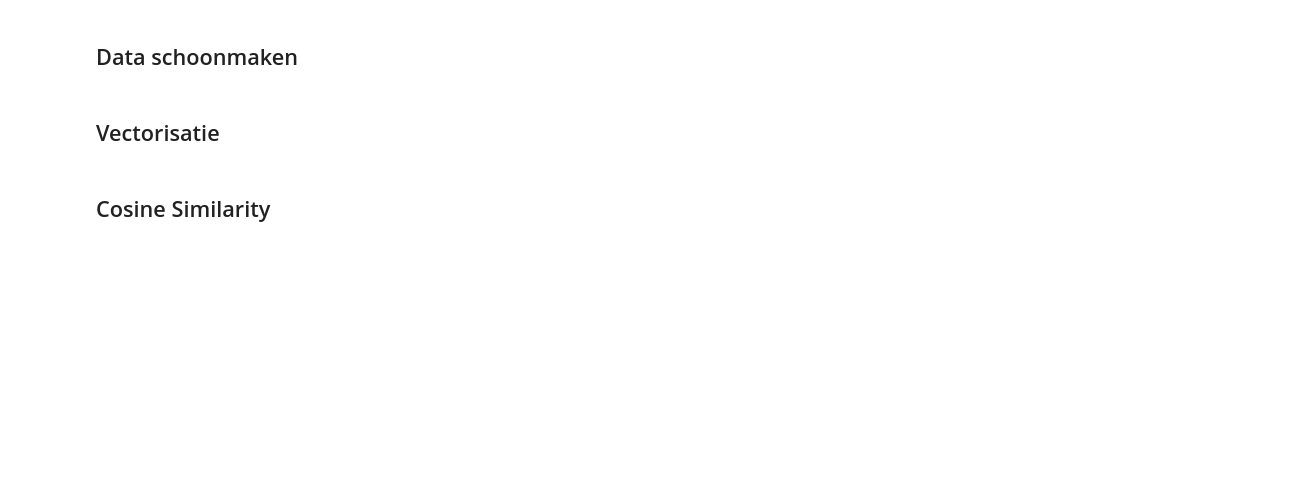
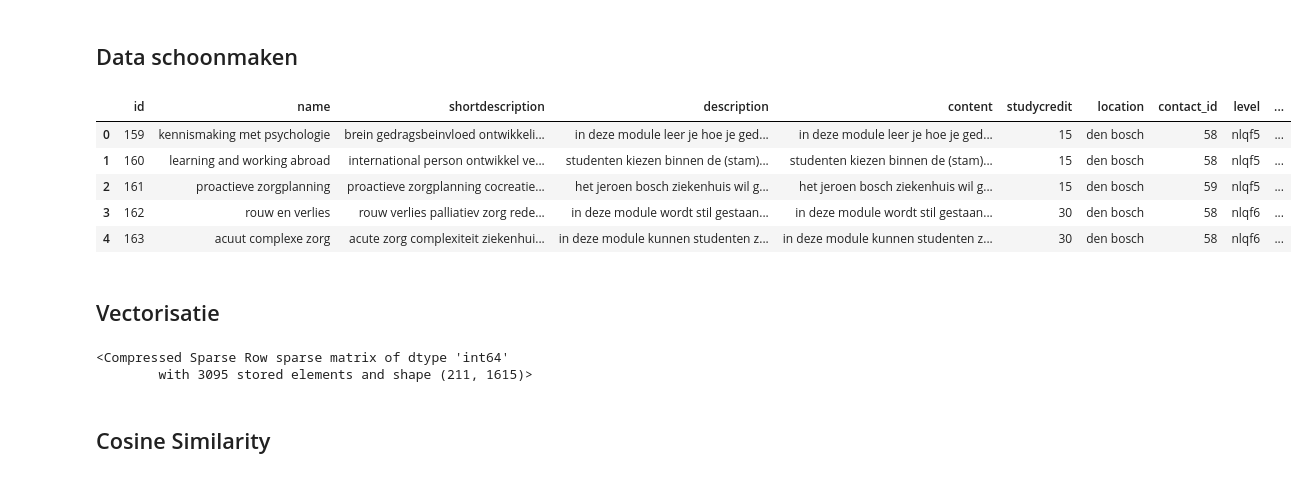
Before and after one commit to s-kroonen/Duo-LU2-AI, a Jupyter notebook: VKM_Recommender_Notebook.ipynb, the cells around one changed output. Cells and saved outputs as stored; diff of their text form; code cells hidden in the pictures; blank space fills up the shorter version.

```diff
--- a/VKM_Recommender_Notebook.ipynb
+++ b/VKM_Recommender_Notebook.ipynb
@@ -11,36 +53,90 @@ df.head()
 # %% [markdown]
 ## Data schoonmaken
 # %%
-# Schoonmaken en voorbereiden
-def fill_short(row):
-    if isinstance(row["short_description"], str) and row["short_description"].lower().strip() == "ntb":
-        desc = ""
-        if "description" in row:
-            desc += str(row["description"]) + " "
-        if "content" in row:
-            desc += str(row["content"])
-        return desc.strip()
-    return row["short_description"]
 
-df["short_description"] = df.apply(fill_short, axis=1)
+def detect_language(text):
+    # Mini-detectie op basis van veelgebruikte woorden
+    dutch_keywords = ["de", "het", "een", "en", "je", "jij", "wij", "zijn", "module", "leren", "opleiding"]
+    english_keywords = ["the", "a", "an", "and", "is", "are", "course", "learn"]
+
+    text_low = text.lower()
+    nl_score = sum(1 for w in dutch_keywords if w in text_low)
+    en_score = sum(1 for w in english_keywords if w in text_low)
+
+    return "nl" if nl_score >= en_score else "en"
+
+def clean_text_nlp(text):
+
+    if not isinstance(text, str) or text.strip() == "" or text.lower() in ["ntb", "tbd", "nader te bepalen"]:
+        return "ntb"
+
+    # Lowercase
+    text = text.lower()
+
+    # Verwijder cijfers en speciale tekens
+    text = re.sub(r"[^a-zA-Záéíóúàèçäëïöüñ\s]", " ", text)
+
+    # Normaliseer spaties
+    text = re.sub(r"\s+", " ", text).strip()
+
+    # Taal bepalen
+    lang = detect_language(text)
+
+    # Stopwoorden
+    words = [w for w in text.split() if w not in stop_words]
+
+    # NL = stemmer
+    if lang == "nl":
+        words = [stemmer_nl.stem(w) for w in words]
+
+    # EN = lemmatizer
+    else:
+        words = [lemmatizer_en.lemmatize(w) for w in words]
+
+    return " ".join(words) if words else "ntb"
+
+
+# ===============================
+# APPLY TO SHORTDESCRIPTION
+# ===============================
+
+df["shortdescription"] = df["shortdescription"].apply(clean_text_nlp)
+
+df[["shortdescription"]].head()
+
 
 for col in df.columns:
     if df[col].dtype == object:
         df[col] = df[col].str.lower()
 
 df["combined_text"] = (
     df["name"].astype(str) + " " +
-    df["short_description"].astype(str) + " " +
+    df["shortdescription"].astype(str) + " " +
     df["module_tags"].astype(str) + " " +
     df["location"].astype(str)
 )
 df.head()
+# %% [output]
+|  | id | name | shortdescription | description | content | studycredit | location | contact_id | level | ... |
+| 0 | 159 | kennismaking met psychologie | brein gedragsbeinvloed ontwikkeli... | in deze module leer je hoe je ged... | in deze module leer je hoe je ged... | 15 | den bosch | 58 | nlqf5 | ... |
+| 1 | 160 | learning and working abroad | international person ontwikkel ve... | studenten kiezen binnen de (stam)... | studenten kiezen binnen de (stam)... | 15 | den bosch | 58 | nlqf5 | ... |
+| 2 | 161 | proactieve zorgplanning | proactieve zorgplanning cocreatie... | het jeroen bosch ziekenhuis wil g... | het jeroen bosch ziekenhuis wil g... | 15 | den bosch | 59 | nlqf5 | ... |
+| 3 | 162 | rouw en verlies | rouw verlies palliatiev zorg rede... | in deze module wordt stil gestaan... | in deze module wordt stil gestaan... | 30 | den bosch | 58 | nlqf6 | ... |
+| 4 | 163 | acuut complexe zorg | acute zorg complexiteit ziekenhui... | in deze module kunnen studenten z... | in deze module kunnen studenten z... | 30 | den bosch | 58 | nlqf6 | ... |
 # %% [markdown]
 ## Vectorisatie
 # %%
-vectorizer = CountVectorizer(stop_words="english")
+stopwords_nl = stopwords.words("dutch")
+stopwords_en = stopwords.words("english")
+
+combined_stopwords = set(stopwords_nl + stopwords_en)
+
+vectorizer = CountVectorizer(stop_words=list(combined_stopwords))
 vectorized = vectorizer.fit_transform(df["combined_text"])
 vectorized
+# %% [output]
+<Compressed Sparse Row sparse matrix of dtype 'int64'
+        with 3095 stored elements and shape (211, 1615)>
 # %% [markdown]
 ## Cosine Similarity
 # %%
```
Also changed, not shown: parts of 4 cells of this notebook, 6 other files.
